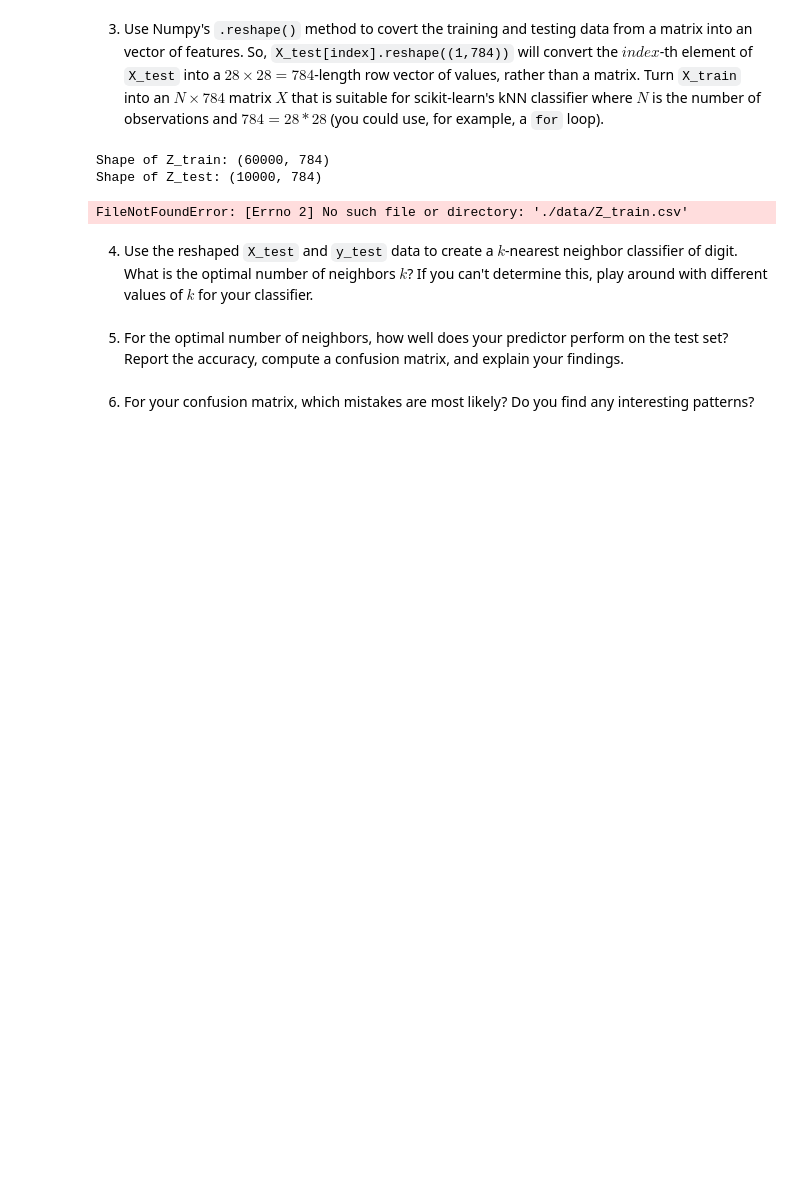
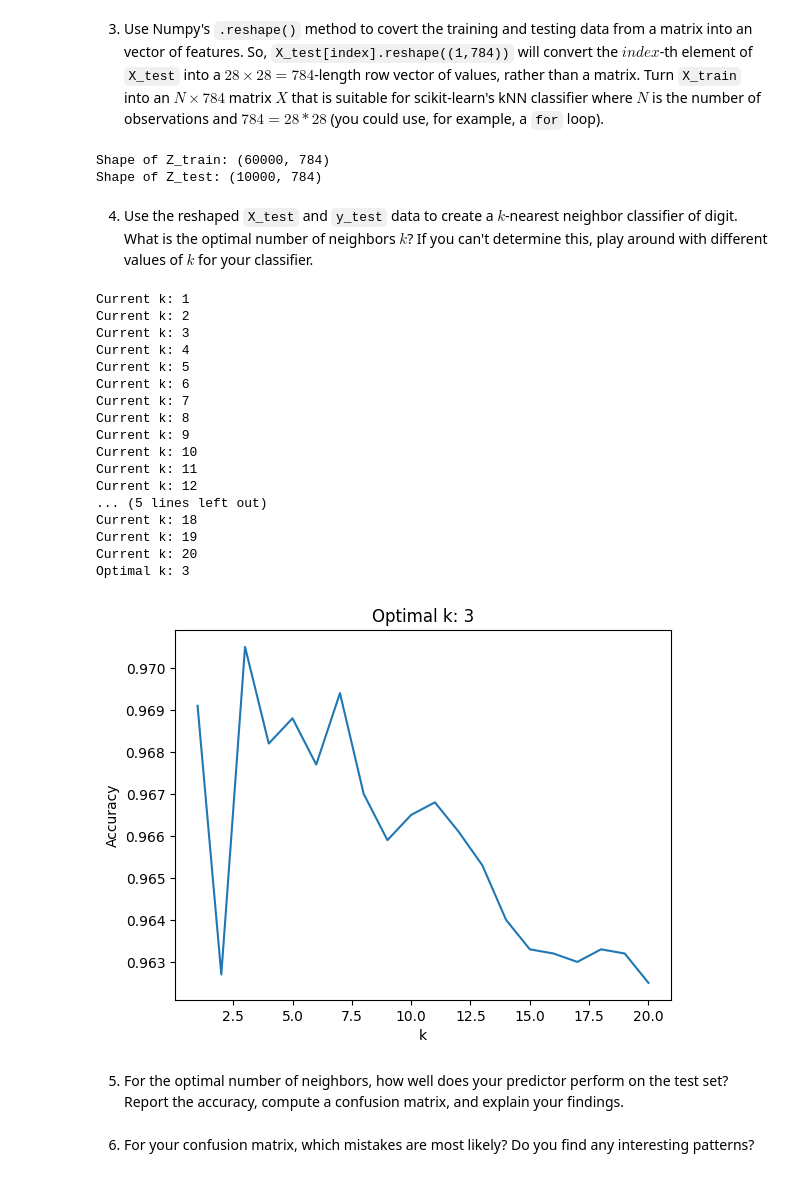
Before and after one commit to deancuva/knn, a Jupyter notebook: lab/computer_vision_lab.ipynb, the cells around one changed output. Drawn from its saved outputs; the diff is of its cells as text; code cells hidden in the pictures; blank space fills up the shorter version.

```diff
--- a/lab/computer_vision_lab.ipynb
+++ b/lab/computer_vision_lab.ipynb
@@ -161,35 +161,59 @@ print("Shape of Z_test:", Z_test.shape)
 # %% [output]
 Shape of Z_train: (60000, 784)
 Shape of Z_test: (10000, 784)
-# %%
-import pandas as pd
-import numpy as np
-
-# To save on reloading cost, I save the reshaped data and reload it rather than run the
-# code that loops over appending the rows
-
-reload = 0 # Control the way data loads
-
-if reload == 1:  # If reload is 1, do the reshaping process
-    Z_train = []
-    for i in range(60000):
-        row = X_train[i].reshape((1,784)) # Turn the matrix for i into a row vector of features
-        Z_train.append(row[0]) # Append the row vector to the list
-    Z_train = pd.DataFrame(Z_train)
-    Z_train.to_csv('./data/Z_train.csv')
-    #
-    Z_test = []
-    for i in range(len(y_test)):
-        row = X_test[i].reshape((1,784)) # Turn the matrix for i into a row vector of features
-        Z_test.append(row[0]) # Append the row vector to the list
-    Z_test = pd.DataFrame(Z_test)
-    Z_test.to_csv('./data/Z_test.csv')
-else: # If reload is not 1, just load the reshaped data
-    Z_train = pd.read_csv('./data/Z_train.csv')
-    Z_test = pd.read_csv('./data/Z_test.csv')
-# %% [output]
-FileNotFoundError: [Errno 2] No such file or directory: './data/Z_train.csv'
 # %% [markdown]
 4. Use the reshaped `X_test` and `y_test` data to create a $k$-nearest neighbor classifier of digit. What is the optimal number of neighbors $k$? If you can't determine this, play around with different values of $k$ for your classifier.
+# %%
+import numpy as np
+import pandas as pd
+import matplotlib.pyplot as plt
+from sklearn.neighbors import KNeighborsClassifier
+from keras.datasets import mnist
+
+Z_train = pd.read_csv("./data/Z_train.csv")
+Z_test = pd.read_csv("./data/Z_test.csv")
+
+(X_train, y_train), (X_test, y_test) = mnist.load_data()
+y_train = pd.Series(y_train)
+y_test = pd.Series(y_test)
+
+k_bar = 20
+accuracy = []
+
+for k in range(1, k_bar + 1):
+    print('Current k:', k)
+    knn = KNeighborsClassifier(n_neighbors=k)
+    knn.fit(Z_train, y_train)
+    accuracy.append(knn.score(Z_test, y_test))
+
+accuracy_max = np.max(accuracy)
+k_star = np.argmax(accuracy) + 1
+
+print("Optimal k:", k_star)
+
+plt.plot(np.arange(1, k_bar + 1), accuracy)
+plt.xlabel("k")
+plt.ylabel("Accuracy")
+plt.title(f"Optimal k: {k_star}")
+plt.show()
+# %% [output]
+Current k: 1
+Current k: 2
+Current k: 3
+Current k: 4
+Current k: 5
+Current k: 6
+Current k: 7
+Current k: 8
+Current k: 9
+Current k: 10
+Current k: 11
+Current k: 12
+... (5 lines left out)
+Current k: 18
+Current k: 19
+Current k: 20
+Optimal k: 3
+[figure, added]
 # %% [markdown]
 5. For the optimal number of neighbors, how well does your predictor perform on the test set? Report the accuracy, compute a confusion matrix, and explain your findings.
```
Also changed, not shown: parts of 1 cell of this notebook.
